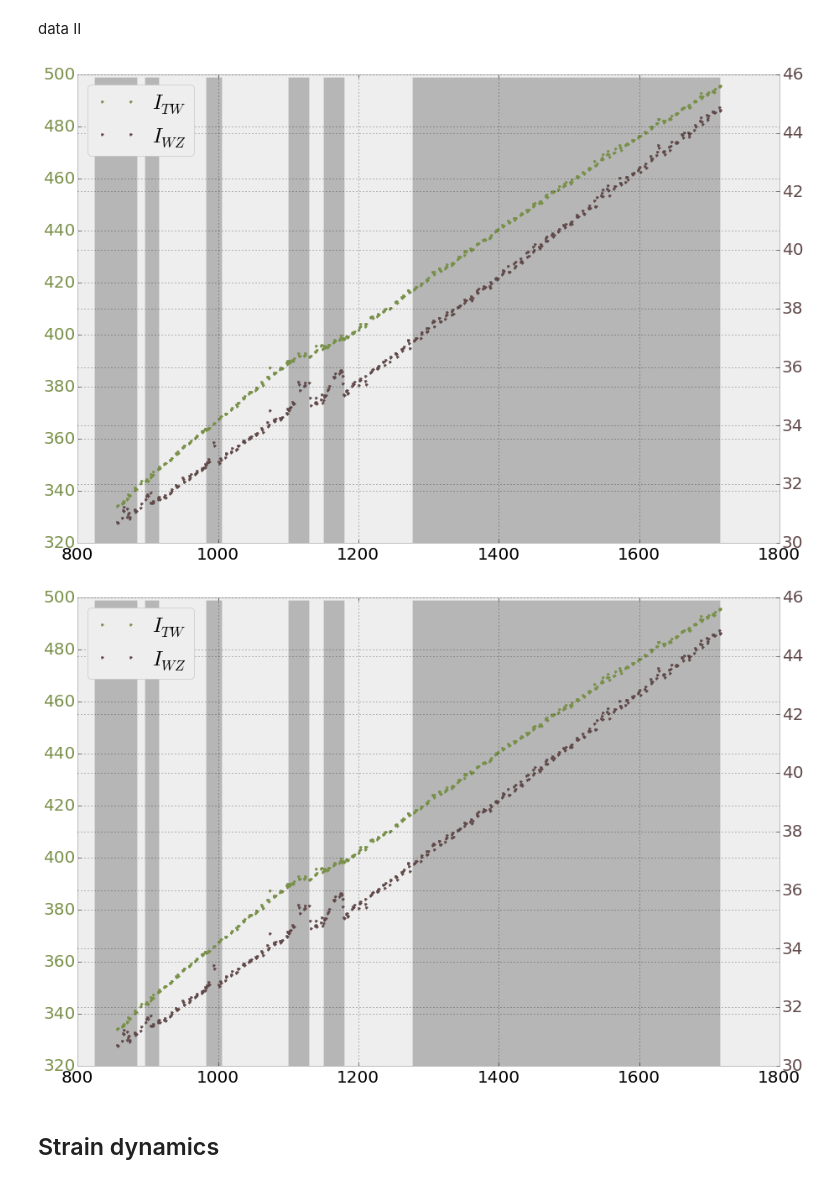
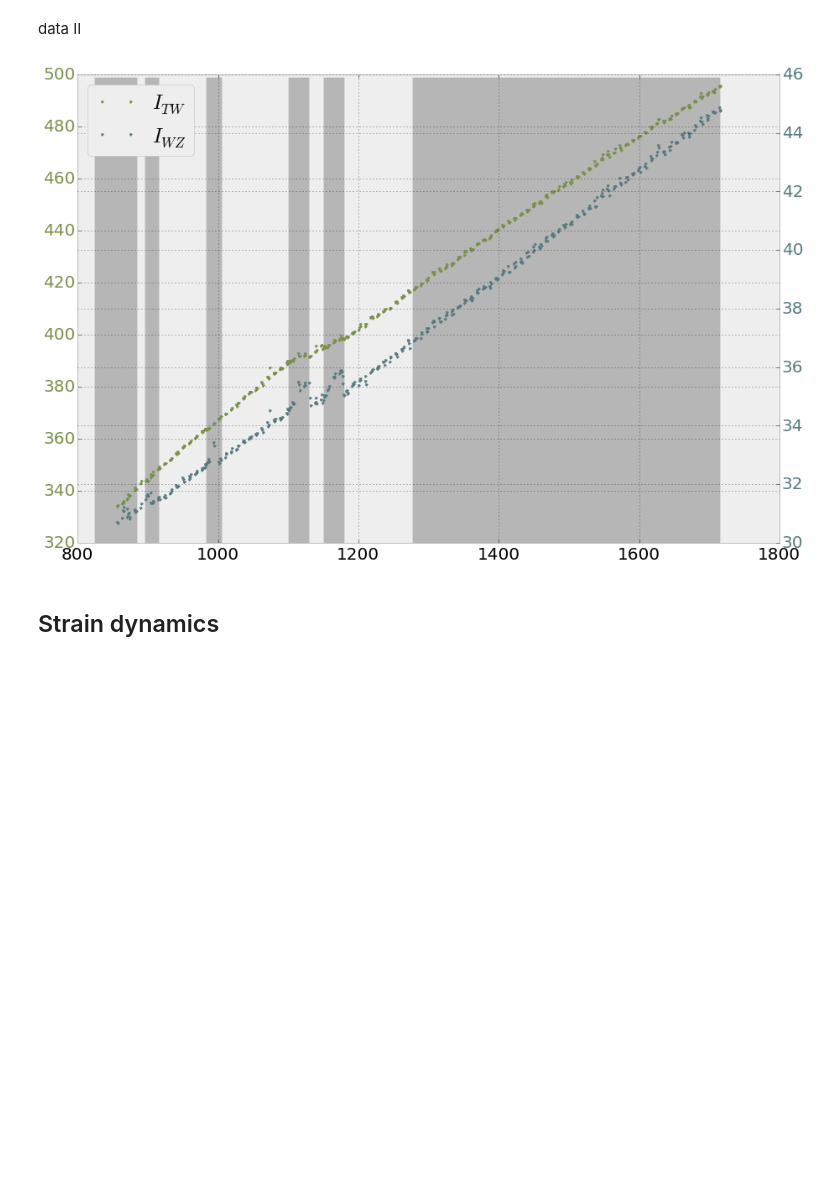
Before and after one commit to giulioungaretti/SPring8, a Jupyter notebook: 0799-Time3.ipynb, the cells around one changed output. Drawn from its saved outputs; the diff is of its cells as text; code cells hidden in the pictures; blank space fills up the shorter version.

```diff
--- a/0799-Time3.ipynb
+++ b/0799-Time3.ipynb
@@ -323,16 +322,14 @@ data II
 # %%
 fig, ax = subplots(figsize=(15,10))
 ax2 = ax.twinx()
 dataI = data[data.Time < 858]
-ax.plot(dataII.Time, dataII.Int_TW, '.',label= '$I_{TW}$', c='#789048')
-ax2.plot(dataII.Time, dataII.Int_WZ, '.',label= '$I_{WZ}$', c='#604848')
+ax.plot(dataII.Time, dataII.Int_TW, '.',label= '$I_{TW}$', c='#789048' )
+ax2.plot(dataII.Time, dataII.Int_WZ, '.',label= '$I_{WZ}$', c='#547980' )
 update_legend(fig)
 color_ticks(fig)
 shade(on_off2,ax)
-fig
 # %% [output]
-[figure, old version]
+[figure, new version]
-[figure, removed]
 # %% [markdown]
 ## Strain dynamics
 # %% [markdown]
```
Also changed, not shown: parts of 5 cells of this notebook, 4 other files.
